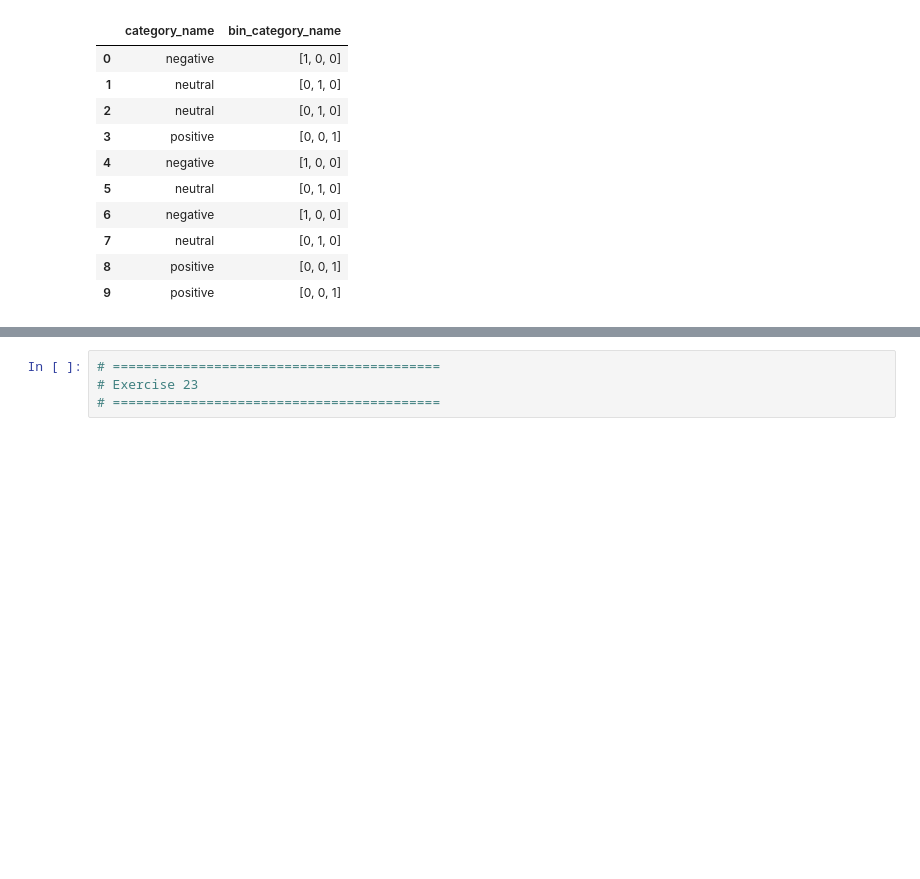
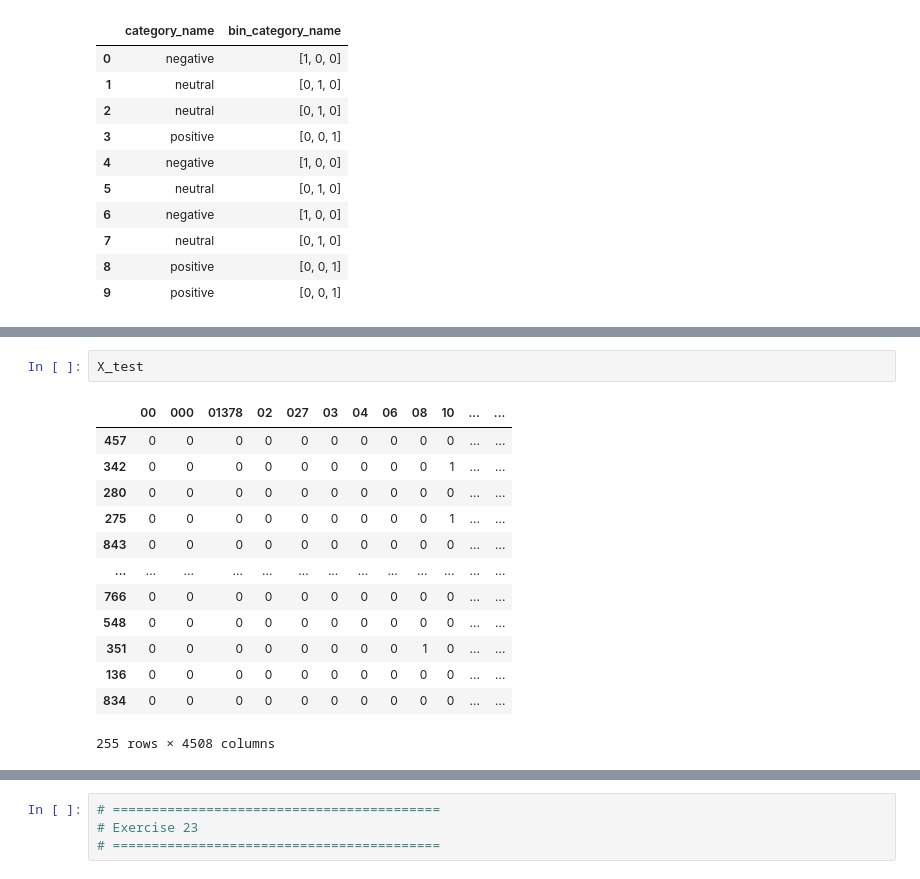
Before and after one commit to nguyentr0101/DM2025-Lab1-Exercise, a Jupyter notebook: DM2025-Lab1-Homework.ipynb, the cells around one changed output, grey strips where cells are left out. Drawn from its saved outputs; the diff is of its cells as text; blank space fills up the shorter version.

```diff
--- a/DM2025-Lab1-Homework.ipynb
+++ b/DM2025-Lab1-Homework.ipynb
@@ -1505,0 +1683,16 @@ Classes (column order): ['negative' 'neutral' 'positive']
+# %%
+X_test
+# %% [output]
+|  | 00 | 000 | 01378 | 02 | 027 | 03 | 04 | 06 | 08 | 10 | ... | ... |
+| 457 | 0 | 0 | 0 | 0 | 0 | 0 | 0 | 0 | 0 | 0 | ... | ... |
+| 342 | 0 | 0 | 0 | 0 | 0 | 0 | 0 | 0 | 0 | 1 | ... | ... |
+| 280 | 0 | 0 | 0 | 0 | 0 | 0 | 0 | 0 | 0 | 0 | ... | ... |
+| 275 | 0 | 0 | 0 | 0 | 0 | 0 | 0 | 0 | 0 | 1 | ... | ... |
+| 843 | 0 | 0 | 0 | 0 | 0 | 0 | 0 | 0 | 0 | 0 | ... | ... |
+| ... | ... | ... | ... | ... | ... | ... | ... | ... | ... | ... | ... | ... |
+| 766 | 0 | 0 | 0 | 0 | 0 | 0 | 0 | 0 | 0 | 0 | ... | ... |
+| 548 | 0 | 0 | 0 | 0 | 0 | 0 | 0 | 0 | 0 | 0 | ... | ... |
+| 351 | 0 | 0 | 0 | 0 | 0 | 0 | 0 | 0 | 1 | 0 | ... | ... |
+| 136 | 0 | 0 | 0 | 0 | 0 | 0 | 0 | 0 | 0 | 0 | ... | ... |
+| 834 | 0 | 0 | 0 | 0 | 0 | 0 | 0 | 0 | 0 | 0 | ... | ... |
+255 rows × 4508 columns
```
Also changed, not shown: parts of 12 cells of this notebook.
